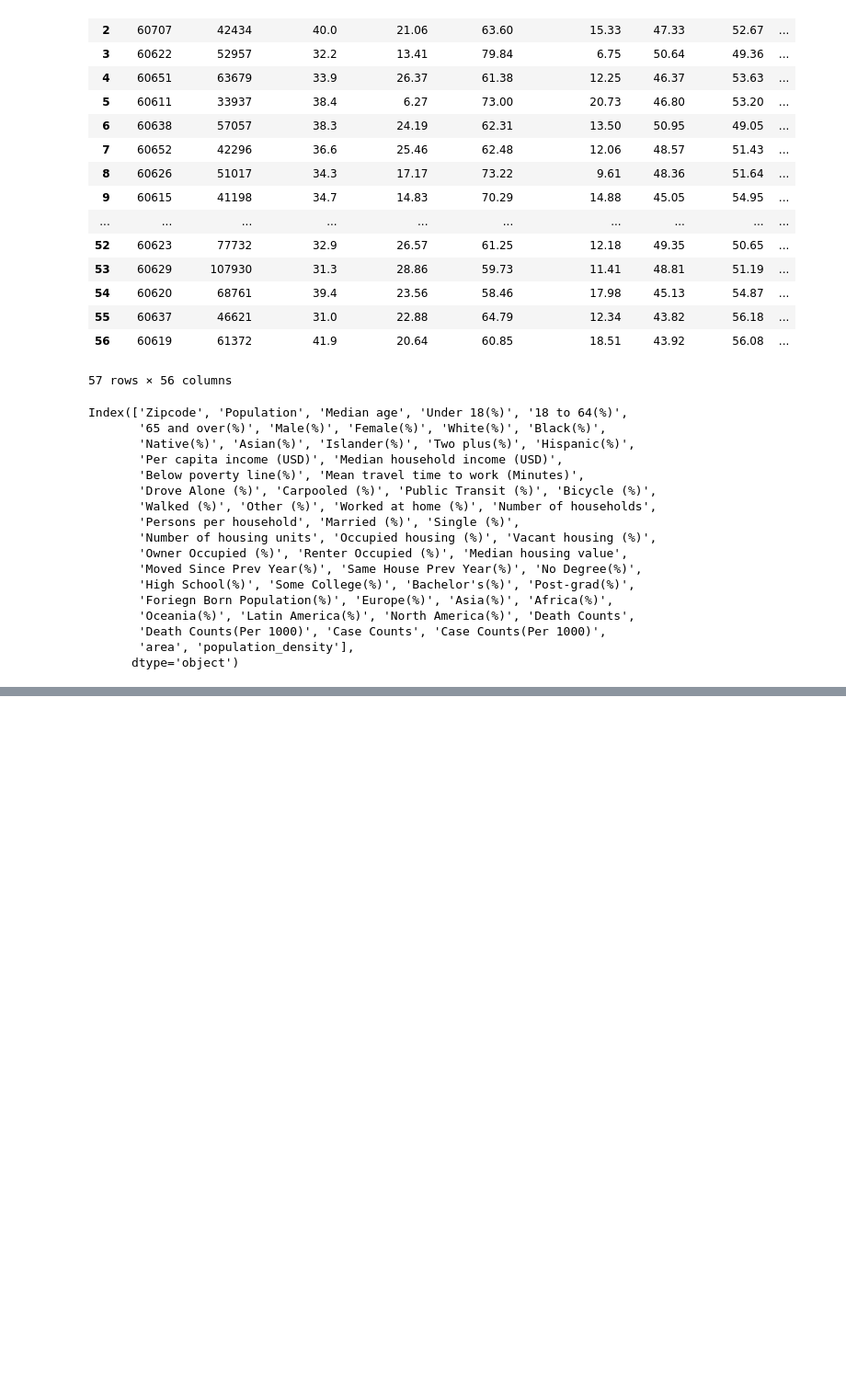
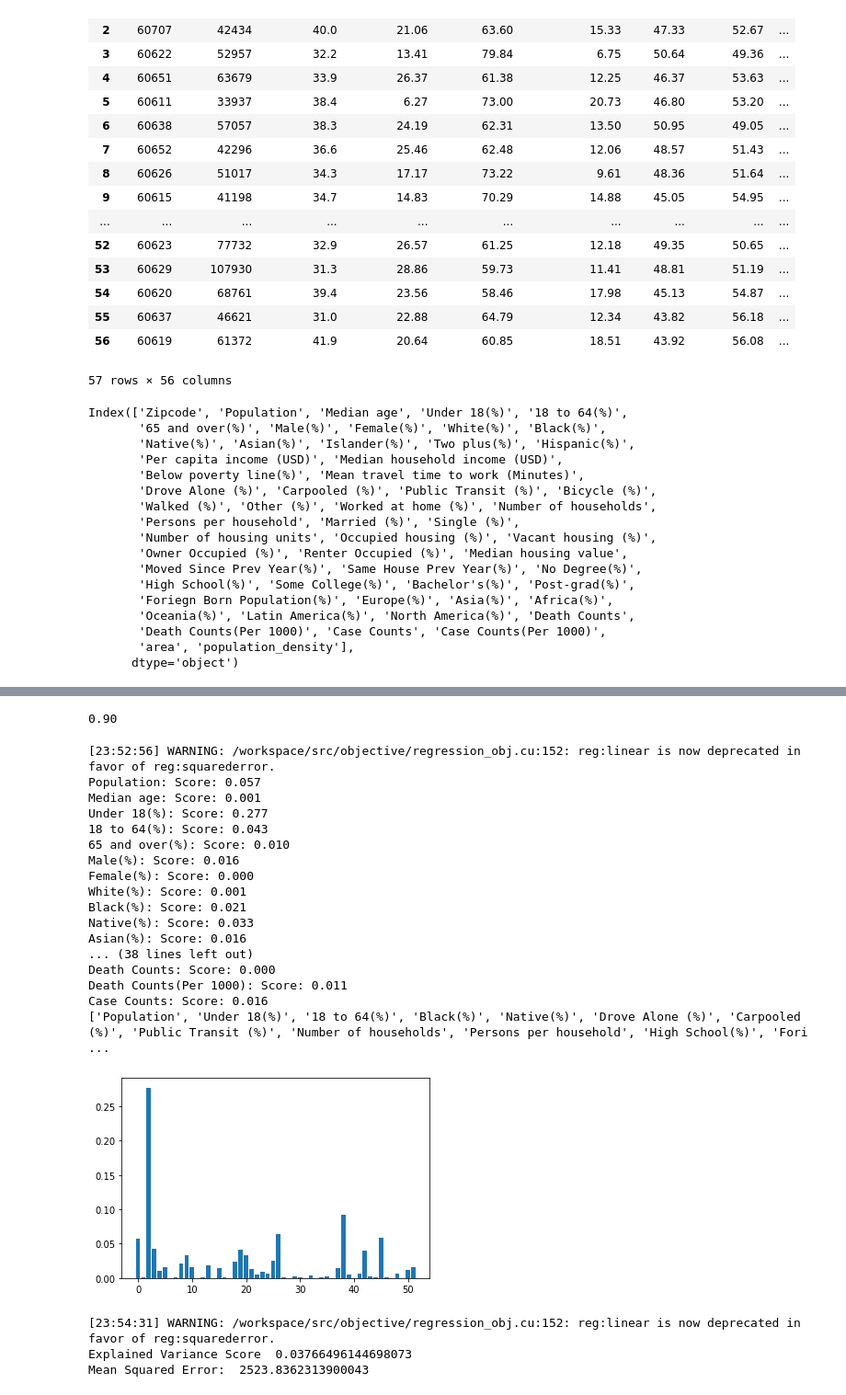
Before and after one commit to uic-cs418/modeling-the-pandemic, a Jupyter notebook: kushwah-notebook.ipynb, the cells around one changed output, grey strips where cells are left out. Shown at 92% size. Saved outputs shown, nothing was run; the diff lists cells and outputs as text; code cells hidden in the pictures; blank space fills up the shorter version.

```diff
--- a/kushwah-notebook.ipynb
+++ b/kushwah-notebook.ipynb
@@ -150,0 +212,8 @@ sns.lineplot(data=merged_data, y="population_density", x="Death Counts", color='
+# %%
+features_new = list()
+for i,v in enumerate(importance):
+	print('%s: Score: %.1f' % (features[i],v))
+	if v > 10:
+			features_new.append(features[i])
+
+print(features_new)
@@ -150,0 +310,56 @@ sns.lineplot(data=merged_data, y="population_density", x="Death Counts", color='
+# %%
+import xgboost
+print(xgboost.__version__)
+# %% [output]
+0.90
+# %%
+X = merged_data[features]
+y = merged_data['Case Counts(Per 1000)']
+X_train, X_test, y_train, y_test = train_test_split(X, y, test_size=0.23, random_state=42)
+features_xgb = list()
+model = XGBRegressor()
+# fit the model
+model.fit(X, y)
+# get importance
+importance = model.feature_importances_
+# summarize feature importance
+for i,v in enumerate(importance):
+	print('%s: Score: %.3f' % (features[i],v))
+	if v > 0.02 :
+		features_xgb.append(features[i])
+
+print(features_xgb)
+# plot feature importance
+pyplot.bar([x for x in range(len(importance))], importance)
+pyplot.show()
+# %% [output]
+[23:52:56] WARNING: /workspace/src/objective/regression_obj.cu:152: reg:linear is now deprecated in favor of reg:squarederror.
+Population: Score: 0.057
+Median age: Score: 0.001
+Under 18(%): Score: 0.277
+18 to 64(%): Score: 0.043
+65 and over(%): Score: 0.010
+Male(%): Score: 0.016
+Female(%): Score: 0.000
+White(%): Score: 0.001
+Black(%): Score: 0.021
+Native(%): Score: 0.033
+Asian(%): Score: 0.016
+... (38 lines left out)
+Death Counts: Score: 0.000
+Death Counts(Per 1000): Score: 0.011
+Case Counts: Score: 0.016
+['Population', 'Under 18(%)', '18 to 64(%)', 'Black(%)', 'Native(%)', 'Drove Alone (%)', 'Carpooled (%)', 'Public Transit (%)', 'Number of households', 'Persons per household', 'High School(%)', 'Fori ...
+[figure, added]
+# %%
+X = merged_data[features_xgb]
+X_train, X_test, y_train, y_test = train_test_split(X, y, test_size=0.30, random_state=12)
+model.fit(X_train, y_train)
+y_pred = model.predict(X_test)
+print("Explained Variance Score ", explained_variance_score(y_test, y_pred))
+scores_regr = mean_squared_error(y_test, y_pred)
+print("Mean Squared Error: ", scores_regr)
+# %% [output]
+[23:54:31] WARNING: /workspace/src/objective/regression_obj.cu:152: reg:linear is now deprecated in favor of reg:squarederror.
+Explained Variance Score  0.03766496144698073
+Mean Squared Error:  2523.8362313900043
```
Also changed, not shown: parts of 19 cells of this notebook.
